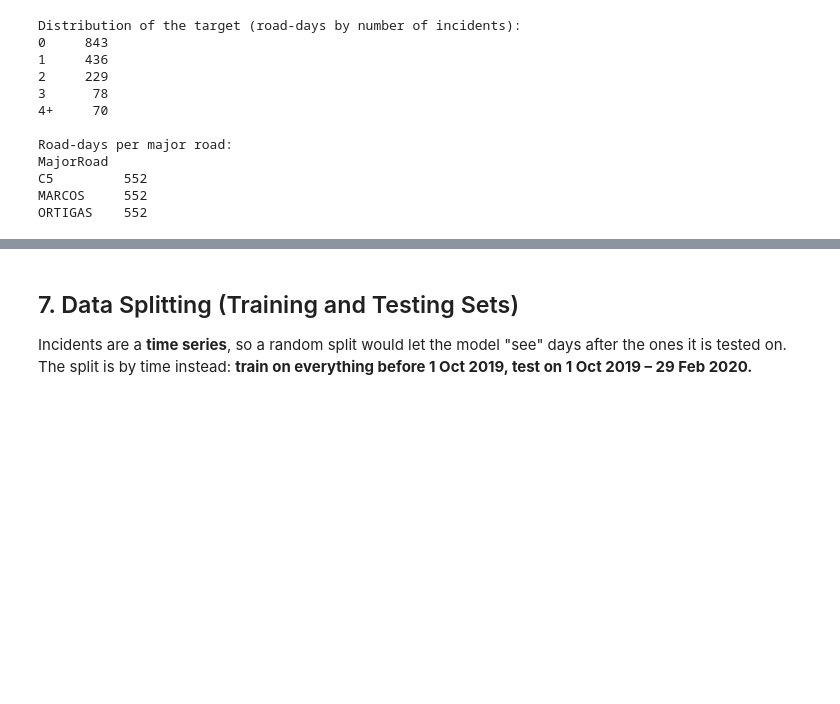
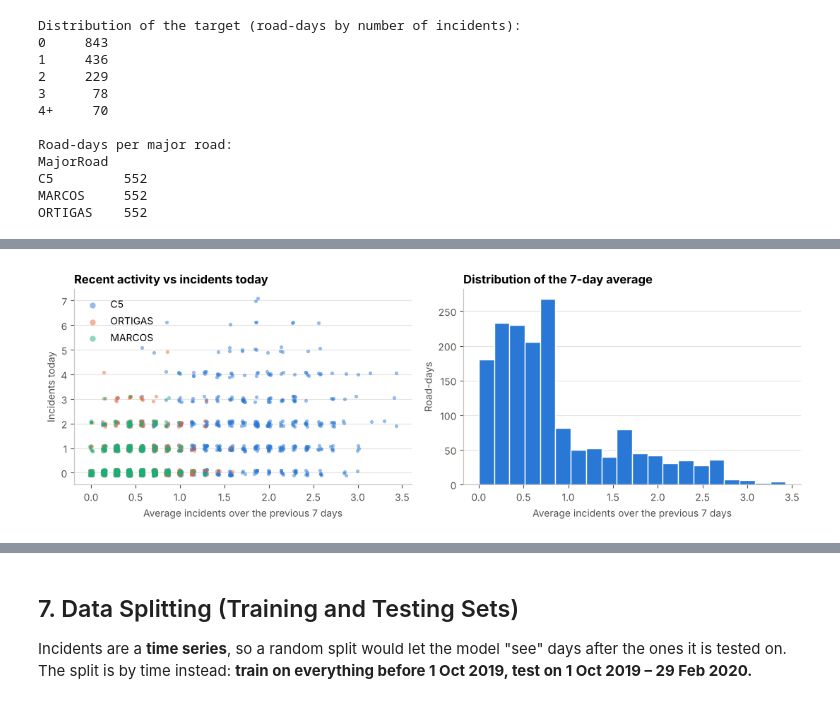
Before and after one commit to ralphflores-exe/CASE_STUDY, a Jupyter notebook: Pasig_Traffic_Incident_Regression.ipynb, the cells around one changed output, grey strips where cells are left out. Cells and saved outputs as stored; diff of their text form; code cells hidden in the pictures; blank space fills up the shorter version.

```diff
--- a/Pasig_Traffic_Incident_Regression.ipynb
+++ b/Pasig_Traffic_Incident_Regression.ipynb
@@ -463,3 +537,23 @@ plt.tight_layout(); plt.show()
+# %%
+fig, axes = plt.subplots(1, 2, figsize=(11, 3.8))
+
+# (e) scatter plot: recent activity vs incidents today
+ax = axes[0]
+rng_s = np.random.default_rng(RANDOM_STATE)
+for r in major_roads:
+    d = eng[eng['MajorRoad'] == r]
+    ax.scatter(d['Incidents_Roll7'] + rng_s.uniform(-0.02, 0.02, len(d)), d['Incidents'] + rng_s.uniform(-0.12, 0.12, len(d)),
+               s=14, color=ROAD_COLORS[r], alpha=0.5, linewidths=0, label=r)
+ax.set_xlabel('Average incidents over the previous 7 days'); ax.set_ylabel('Incidents today')
+ax.set_title('Recent activity vs incidents today'); ax.legend(loc='upper left', markerscale=1.6)
+
+# (f) distribution of the 7-day average
+ax = axes[1]
+ax.hist(eng['Incidents_Roll7'], bins=20, color=BLUE, edgecolor='white')
+ax.set_title('Distribution of the 7-day average'); ax.set_xlabel('Average incidents over the previous 7 days'); ax.set_ylabel('Road-days')
+plt.tight_layout(); plt.show()
+# %% [output]
+[figure, added]
 # %%
 # Correlation heatmap (numeric view of the features and the target)
 num = eng[['Incidents', 'Incidents_Lag7', 'Incidents_Roll7', 'DayOfWeek', 'Month', 'IsWeekend']]
```
Also changed, not shown: parts of 20 cells of this notebook.
